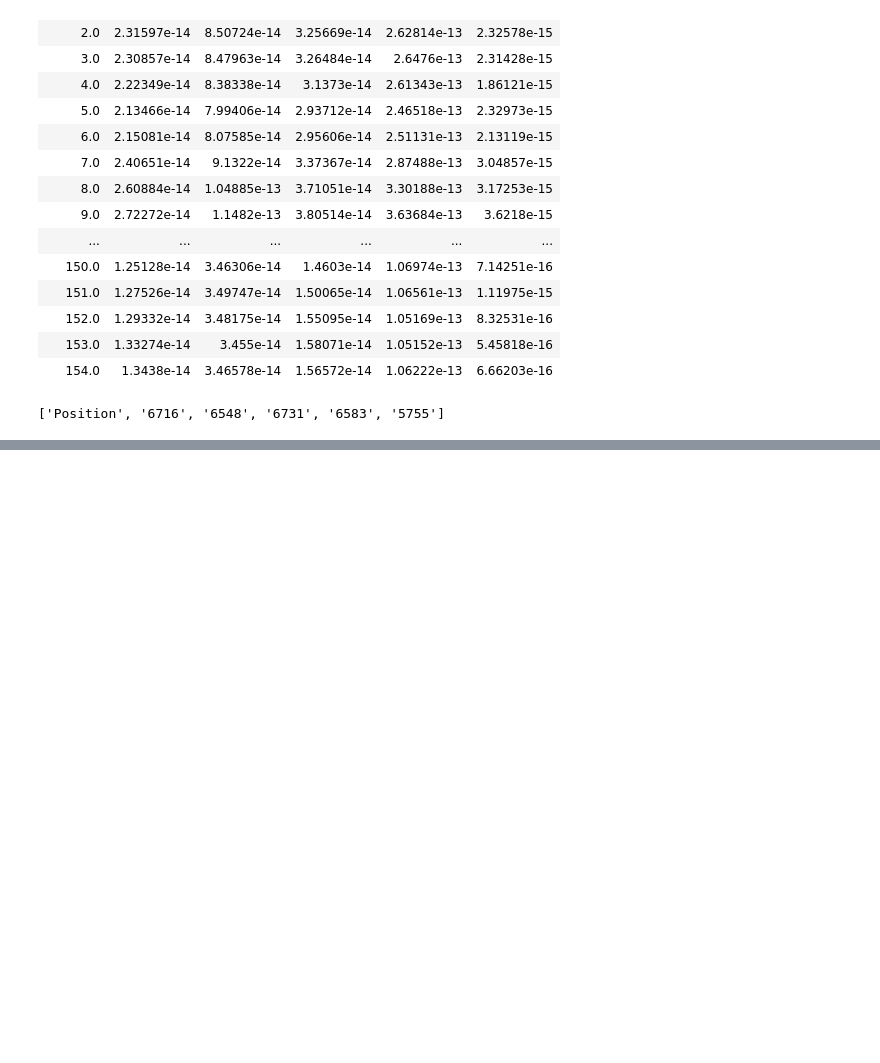
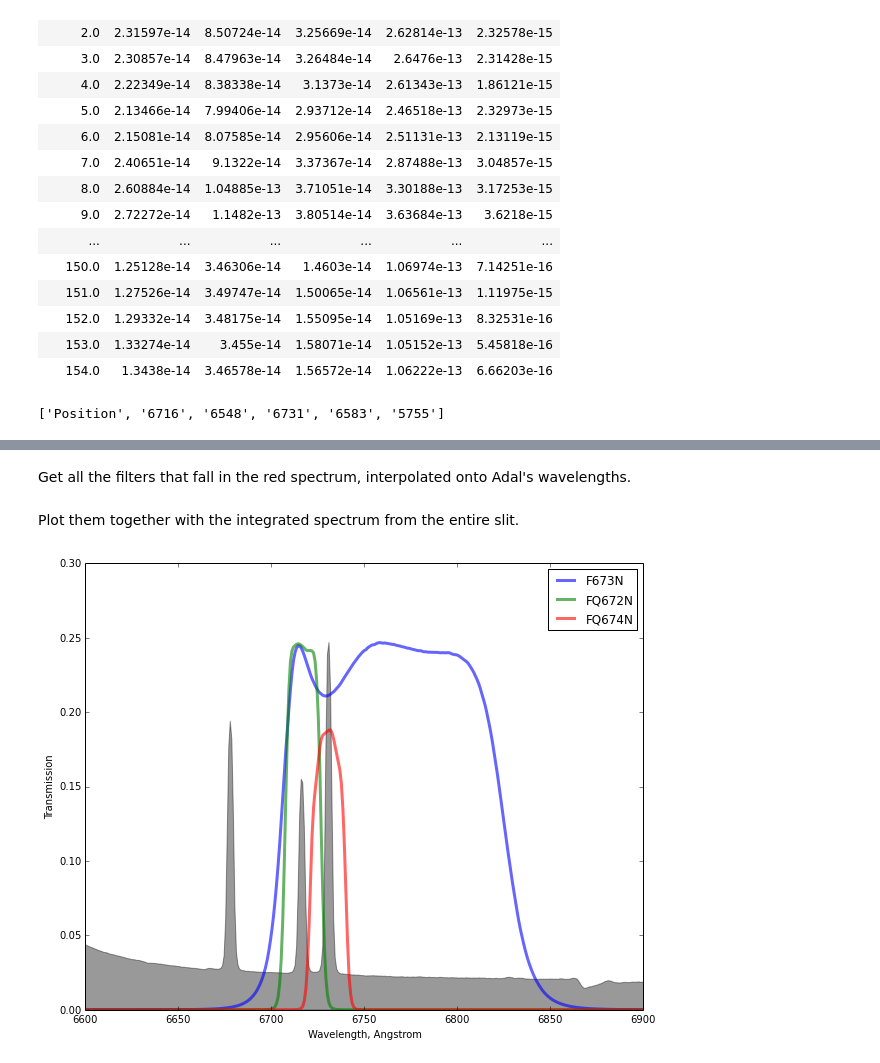
Before and after one commit to deprecated/orion-tsq, a Jupyter notebook: Adal spectra.ipynb, the cells around one changed output, grey strips where cells are left out. Drawn from its saved outputs; the diff is of its cells as text; code cells hidden in the pictures; blank space fills up the shorter version.

```diff
--- a/Adal spectra.ipynb
+++ b/Adal spectra.ipynb
@@ -208,0 +211,11 @@ t.colnames
+# %%
+import os
+def get_filter(fname, UVIS=1, return_wavelength=False):
+    datafile = "{:s}.UVIS{:01d}.tab".format(fname.lower(), UVIS)
+    fullpath = os.path.join("WFC3-filters", "SystemThroughput", datafile)
+    data = genfromtxt(fullpath,
+                      names=("row", "wavelength", "throughput"))
+    if return_wavelength:
+        return data["wavelength"], data["throughput"]
+    else:
+        return data["throughput"]
@@ -208,0 +224,32 @@ t.colnames
+# %%
+def get_interpolated_filter(fname, wavs, UVIS=1):
+    """
+    Rebin a WFC3 filter to the array of wavelengths `wavs`
+    """
+    filter_wavs, T = get_filter(fname, UVIS, return_wavelength=True)
+    return np.interp(wavs, filter_wavs, T)
+# %% [markdown]
+Get all the filters that fall in the red spectrum, interpolated onto Adal's wavelengths.
+# %%
+wfc3_filters = ["F673N", "FQ672N", "FQ674N", "FQ575N", "F547M",
+                "F658N", "F656N"]
+T = {f: get_interpolated_filter(f, wavs) for f in wfc3_filters}
+# %% [markdown]
+Plot them together with the integrated spectrum from the entire slit.
+# %%
+def Tplot(fname):
+    plot(wavs, T[fname], lw=3, alpha=0.6, label=fname)
+
+Tplot("F673N")
+Tplot("FQ672N")
+Tplot("FQ674N")
+fill_between(wavs, 2.e13*hdu.data.mean(axis=0), np.zeros_like(wavs),
+             alpha=0.4, facecolor="k")
+xlim(6600, 6900)
+ylim(0.0, 0.3)
+xlabel("Wavelength, Angstrom")
+ylabel("Transmission")
+legend()
+gcf().set_size_inches(10, 8)
+# %% [output]
+[figure, added]
```
Also changed, not shown: parts of 22 cells of this notebook, 1 other file.
